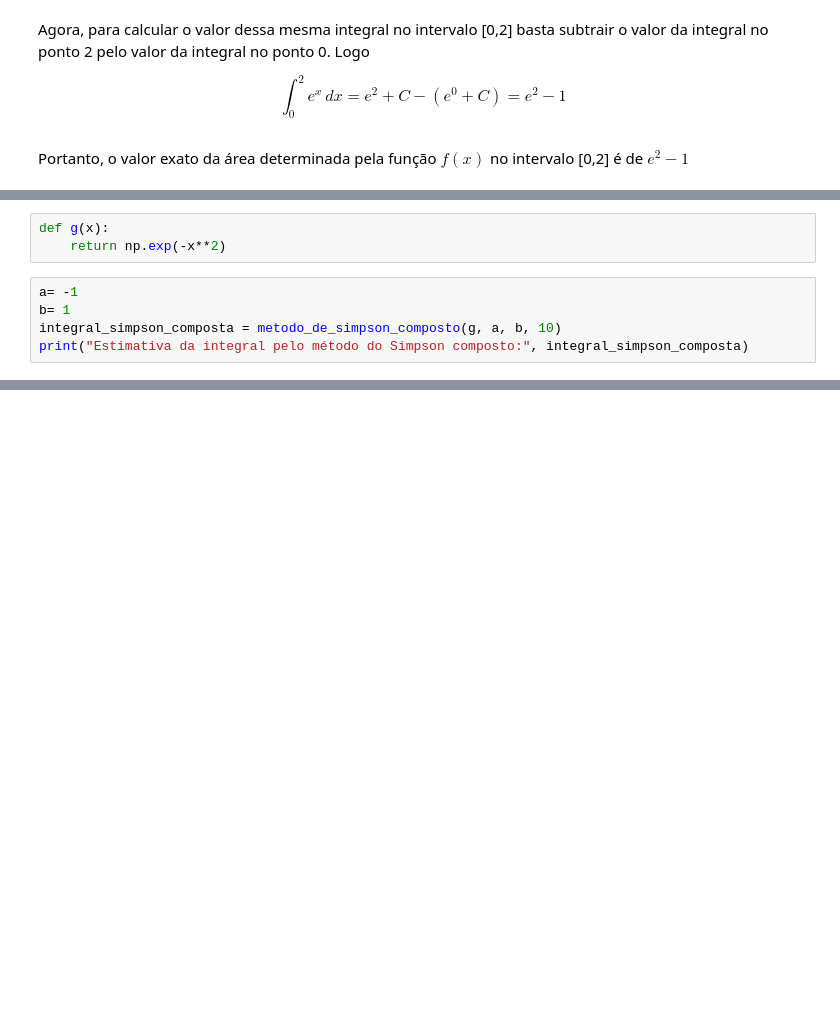
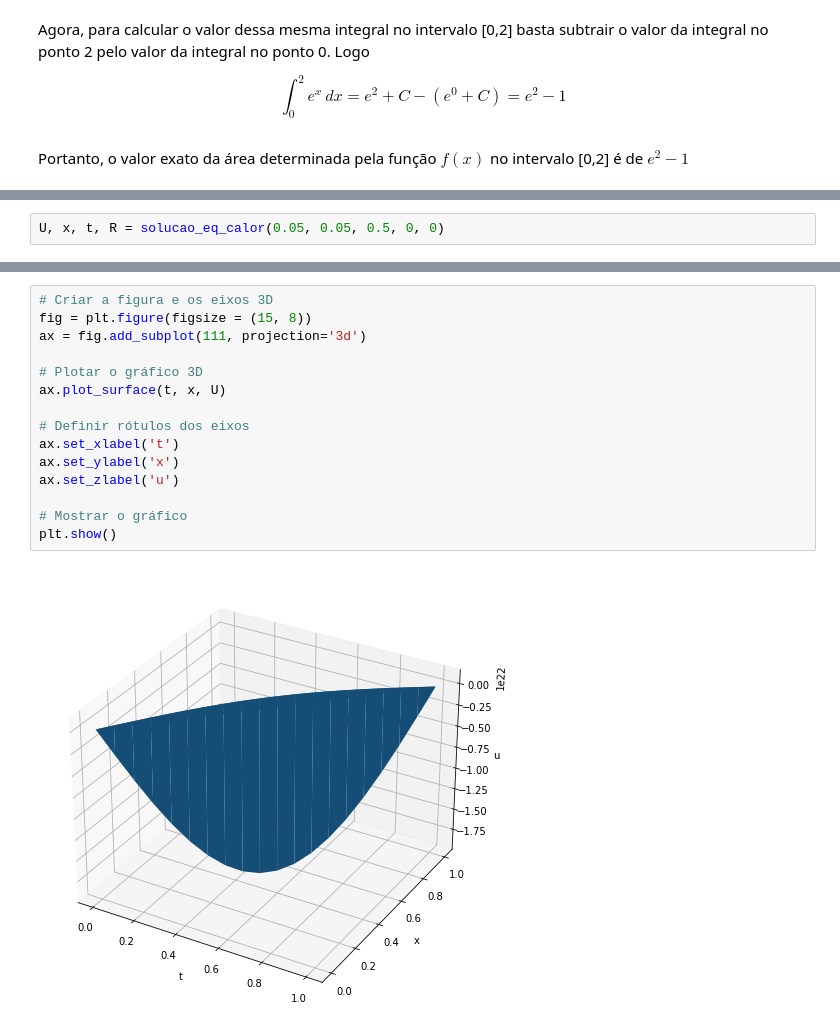
Before and after one commit to benetao/trabalho_analise_numerica, a Jupyter notebook: Metodo_das_Diferencas_Finitas.ipynb, the cells around one changed output, grey strips where cells are left out. Drawn from its saved outputs; the diff is of its cells as text; blank space fills up the shorter version.

```diff
--- a/Metodo_das_Diferencas_Finitas.ipynb
+++ b/Metodo_das_Diferencas_Finitas.ipynb
@@ -78,8 +19,0 @@ def metodo_de_simpson_composto(g, a, b, n):
-# %%
-def g(x):
-    return np.exp(-x**2)
-# %%
-a= -1
-b= 1
-integral_simpson_composta = metodo_de_simpson_composto(g, a, b, 10)
-print("Estimativa da integral pelo método do Simpson composto:", integral_simpson_composta)
@@ -87,0 +100,2 @@ Estimativa da integral pelo método do Simpson composto: 1.493674109820692
+# %%
+U, x, t, R = solucao_eq_calor(0.05, 0.05, 0.5, 0, 0)
@@ -87,0 +140,17 @@ Estimativa da integral pelo método do Simpson composto: 1.493674109820692
+# %%
+# Criar a figura e os eixos 3D
+fig = plt.figure(figsize = (15, 8))
+ax = fig.add_subplot(111, projection='3d')
+
+# Plotar o gráfico 3D
+ax.plot_surface(t, x, U)
+
+# Definir rótulos dos eixos
+ax.set_xlabel('t')
+ax.set_ylabel('x')
+ax.set_zlabel('u')
+
+# Mostrar o gráfico
+plt.show()
+# %% [output]
+[figure, added]
```
Also changed, not shown: parts of 22 cells of this notebook.
